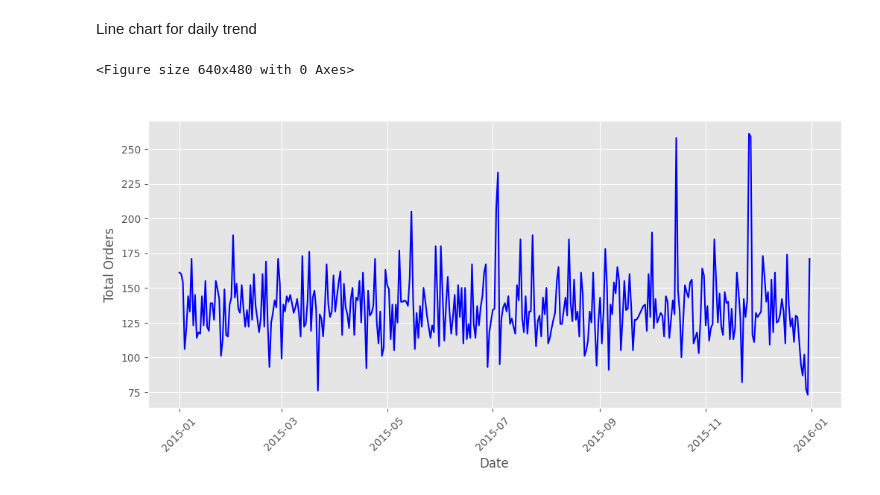
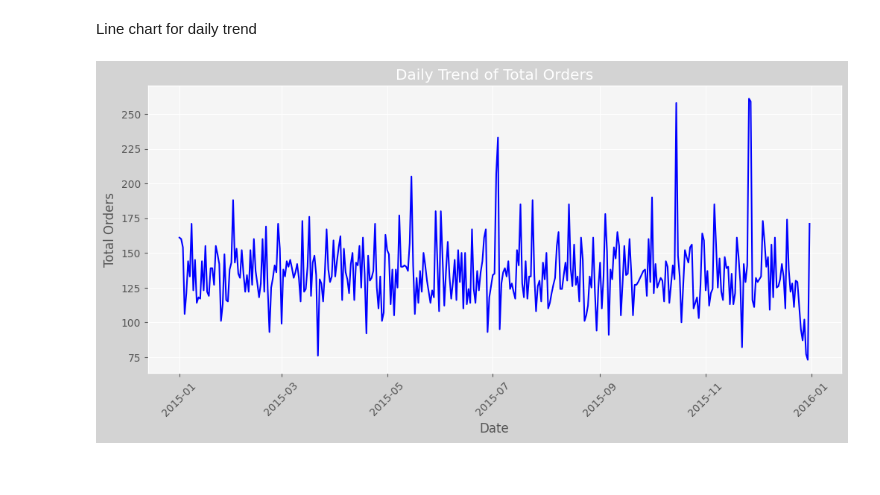
Before and after one commit to Soumodwip-Mondal/PizzaSales_Data_analysis, a Jupyter notebook: Analysis.ipynb, the cells around one changed output. Cells and saved outputs as stored; diff of their text form; code cells hidden in the pictures.

```diff
--- a/Analysis.ipynb
+++ b/Analysis.ipynb
@@ -121,23 +121,17 @@ We can find daily trend for total orders in two ways. One is by using bar chart
 Line chart for daily trend
 # %%
 df['order_date'] = pd.to_datetime(df['order_date'], dayfirst=True)
-
-# Group by date to count total orders per day
-daily_orders = df['pizza_id'].groupby(df['order_date']).count()
-plt.savefig('chart_bg.png', transparent=False)
-
-# Plot as a Line Chart
-plt.figure(figsize=(12,5))
-plt.plot(daily_orders.index, daily_orders.values, linestyle='-', color='b',)
-
-# Labels and Title
-plt.xlabel('Date')
-plt.ylabel('Total Orders')
-plt.title('Daily Trend of Total Orders')
+daily_orders = df.groupby('order_date')['pizza_id'].count()
+fig, ax = plt.subplots(figsize=(12,5))
+ax.set_facecolor('whitesmoke')
+fig.patch.set_facecolor('lightgray')
+ax.plot(daily_orders.index, daily_orders.values, linestyle='-', color='b' )
+ax.set_xlabel('Date')
+ax.set_ylabel('Total Orders')
+ax.set_title('Daily Trend of Total Orders')
 plt.xticks(rotation=45)
-plt.grid(True)  # Add grid for better readability
-
+ax.grid(True)
+plt.savefig('chart_bg.png', transparent=False, facecolor=fig.get_facecolor())
 plt.show()
 # %% [output]
-<Figure size 640x480 with 0 Axes>
-[figure, old version]
+[figure, new version]
```
Also changed, not shown: parts of 4 cells of this notebook.
